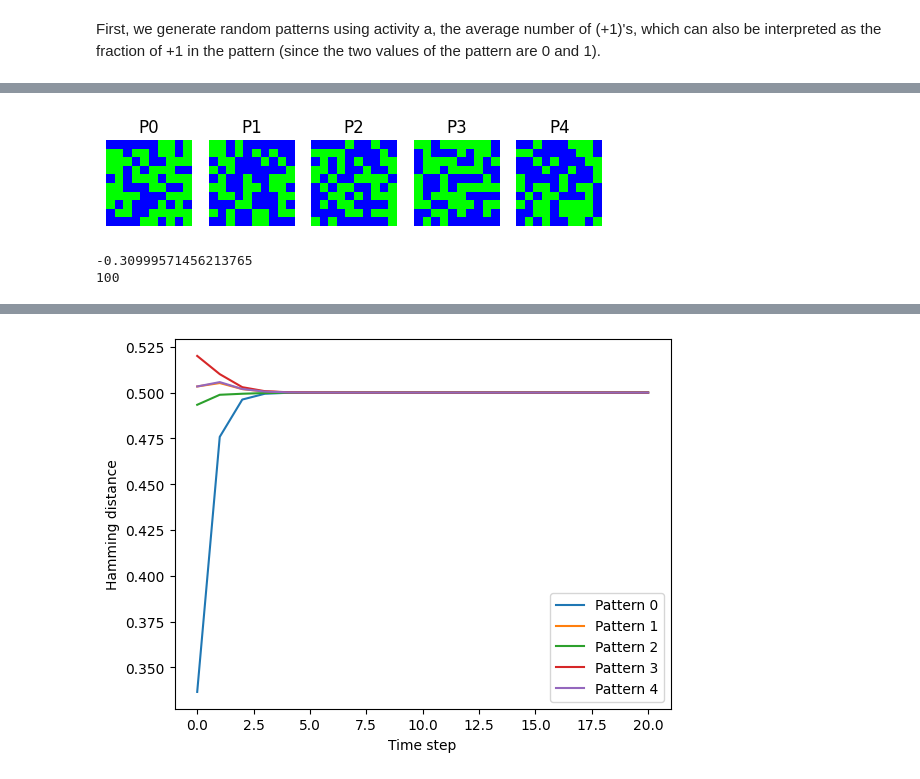
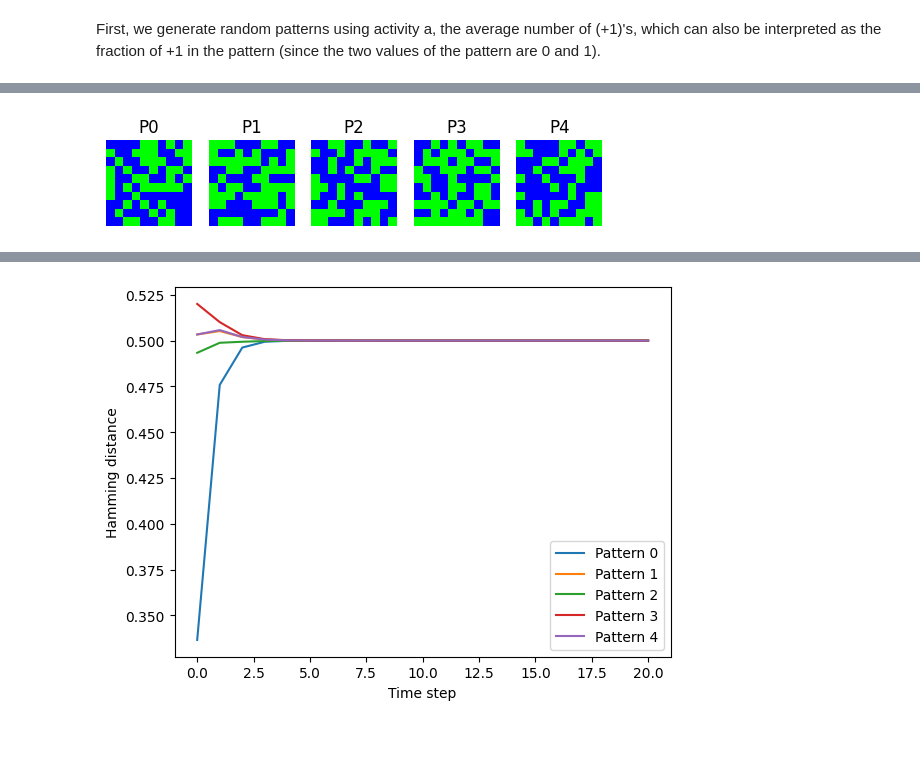
Before and after one commit to siyounglee00/Mini-project-NX, a Jupyter notebook: Miniproject_dynex.ipynb, the cells around one changed output, grey strips where cells are left out. Cells and saved outputs as stored; diff of their text form; code cells hidden in the pictures; blank space fills up the shorter version.

```diff
--- a/Miniproject_dynex.ipynb
+++ b/Miniproject_dynex.ipynb
@@ -467,23 +467,23 @@ reload(helper_functions)
 # %%
+from neurodynex3.hopfield_network import plot_tools
 from helper_functions import generate_random_patterns_low_activity, custom_function_low, standard_teta
+import numpy as np
 
 N = 100  # Number of neurons
 M = 5    # Number of patterns
 beta = 4 # The temperature
 a = 0.5  # The activity level
 b = 0.5
 
-hopfield_net_low, factory_low, pattern_list_low = generate_random_patterns_low_activity(M,N,a,b)
+hopfield_net_low, pattern_list_low, shape = generate_random_patterns_low_activity(M,N,a,b)
 plot_tools.plot_pattern_list(pattern_list_low)
 teta = standard_teta(hopfield_net_low.weights)
-print(np.min(hopfield_net_low.weights))
-print(len(teta))
+# print(np.min(hopfield_net_low.weights))
+# print(len(teta))
 
-hopfield_net.set_dynamics_to_user_function(custom_function_low("phi_opti", beta, teta, a, N))
+hopfield_net_low.set_dynamics_to_user_function(custom_function_low("phi", beta, teta, a, N))
 # %% [output]
-[figure, old version]
+[figure, new version]
--0.30999571456213765
-100
 # %%
 from helper_functions import compute_overlap_low
 
```
Also changed, not shown: parts of 4 cells of this notebook, 1 other file.
